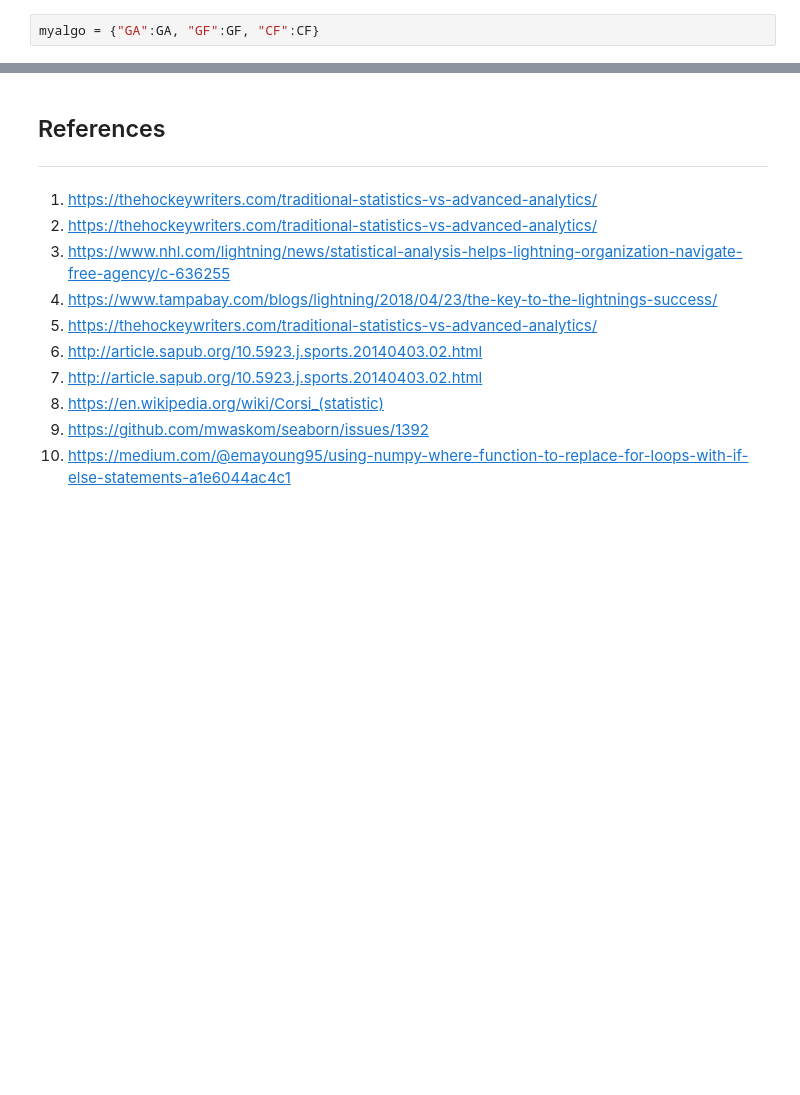
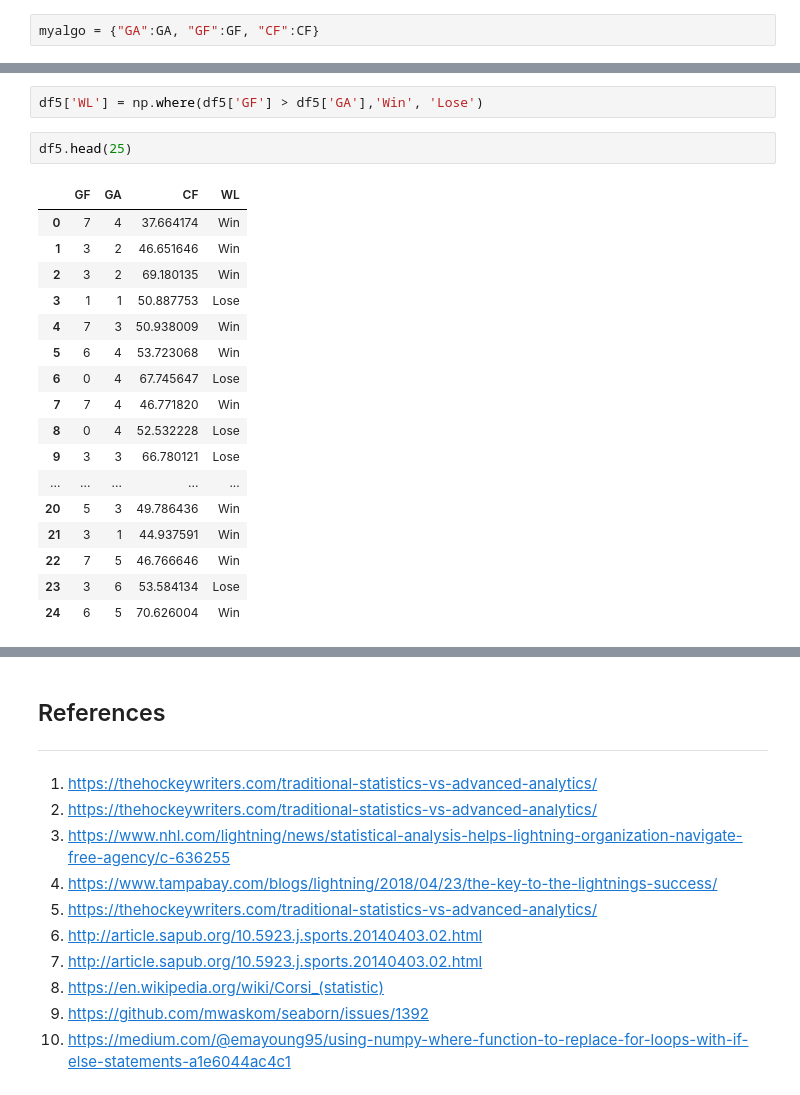
Before and after one commit to pjmeehan/PDA-PROJECT, a Jupyter notebook: PDA Project 2018.ipynb, the cells around one changed output, grey strips where cells are left out. Saved outputs shown, nothing was run; the diff lists cells and outputs as text; blank space fills up the shorter version.

```diff
--- a/PDA Project 2018.ipynb
+++ b/PDA Project 2018.ipynb
@@ -209 +212,23 @@ df2=pd.DataFrame(myalgo, columns=["GF","GA", "CF"])
+# %%
+df5['WL'] = np.where(df5['GF'] > df5['GA'],'Win', 'Lose')
+# %%
+df5.head(25)
+# %% [output]
+|  | GF | GA | CF | WL |
+| 0 | 7 | 4 | 37.664174 | Win |
+| 1 | 3 | 2 | 46.651646 | Win |
+| 2 | 3 | 2 | 69.180135 | Win |
+| 3 | 1 | 1 | 50.887753 | Lose |
+| 4 | 7 | 3 | 50.938009 | Win |
+| 5 | 6 | 4 | 53.723068 | Win |
+| 6 | 0 | 4 | 67.745647 | Lose |
+| 7 | 7 | 4 | 46.771820 | Win |
+| 8 | 0 | 4 | 52.532228 | Lose |
+| 9 | 3 | 3 | 66.780121 | Lose |
+| ... | ... | ... | ... | ... |
+| 20 | 5 | 3 | 49.786436 | Win |
+| 21 | 3 | 1 | 44.937591 | Win |
+| 22 | 7 | 5 | 46.766646 | Win |
+| 23 | 3 | 6 | 53.584134 | Lose |
+| 24 | 6 | 5 | 70.626004 | Win |
 # %%
```
Also changed, not shown: parts of 25 cells of this notebook.
